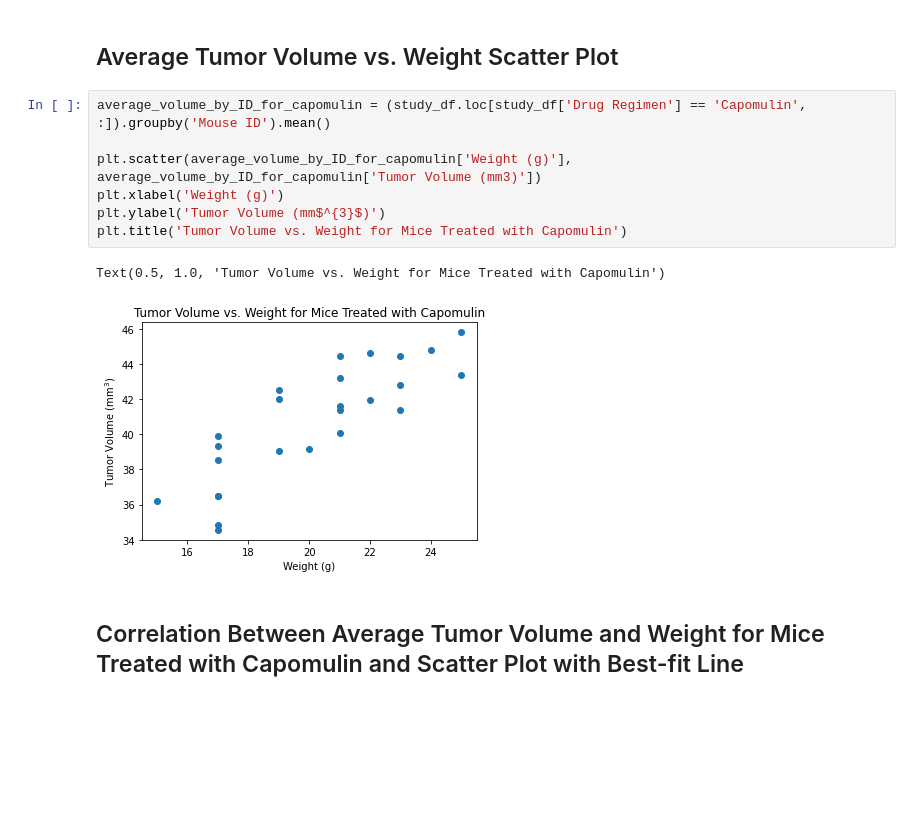
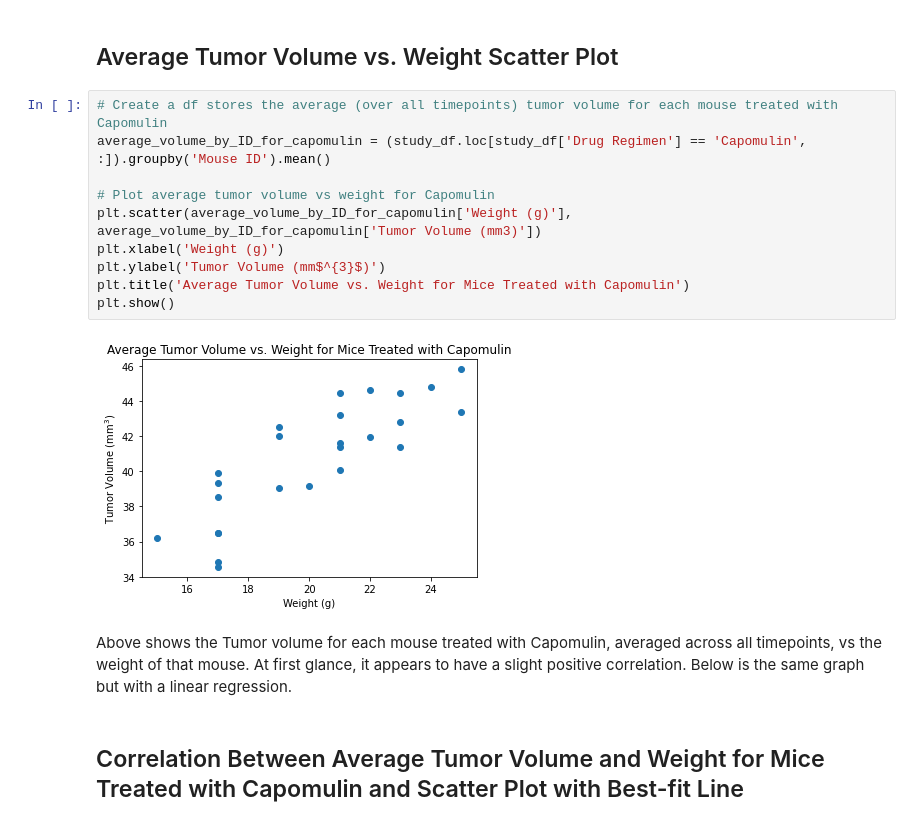
Before and after one commit to asundquistdavis/MatPlotLib-Challenge, a Jupyter notebook: PyMaceuticals/Pymaceuticals.ipynb, the cells around one changed output. Saved outputs shown, nothing was run; the diff lists cells and outputs as text; blank space fills up the shorter version.

```diff
--- a/PyMaceuticals/Pymaceuticals.ipynb
+++ b/PyMaceuticals/Pymaceuticals.ipynb
@@ -371,15 +361,19 @@ plt.show()
 # %% [markdown]
 ## Average Tumor Volume vs. Weight Scatter Plot
 # %%
+# Create a df stores the average (over all timepoints) tumor volume for each mouse treated with Capomulin
 average_volume_by_ID_for_capomulin = (study_df.loc[study_df['Drug Regimen'] == 'Capomulin', :]).groupby('Mouse ID').mean()
 
+# Plot average tumor volume vs weight for Capomulin
 plt.scatter(average_volume_by_ID_for_capomulin['Weight (g)'], average_volume_by_ID_for_capomulin['Tumor Volume (mm3)'])
 plt.xlabel('Weight (g)')
 plt.ylabel('Tumor Volume (mm$^{3}$)')
-plt.title('Tumor Volume vs. Weight for Mice Treated with Capomulin')
+plt.title('Average Tumor Volume vs. Weight for Mice Treated with Capomulin')
+plt.show()
 # %% [output]
-Text(0.5, 1.0, 'Tumor Volume vs. Weight for Mice Treated with Capomulin')
-[figure, old version]
+[figure, new version]
+# %% [markdown]
+Above shows the Tumor volume for each mouse treated with Capomulin, averaged across all timepoints, vs the weight of that mouse. At first glance, it appears to have a slight positive correlation. Below is the same graph but with a linear regression.
 # %% [markdown]
 ## Correlation Between Average Tumor Volume and Weight for Mice Treated with Capomulin and Scatter Plot with Best-fit Line
 # %% [markdown]
```
Also changed, not shown: parts of 4 cells of this notebook.
